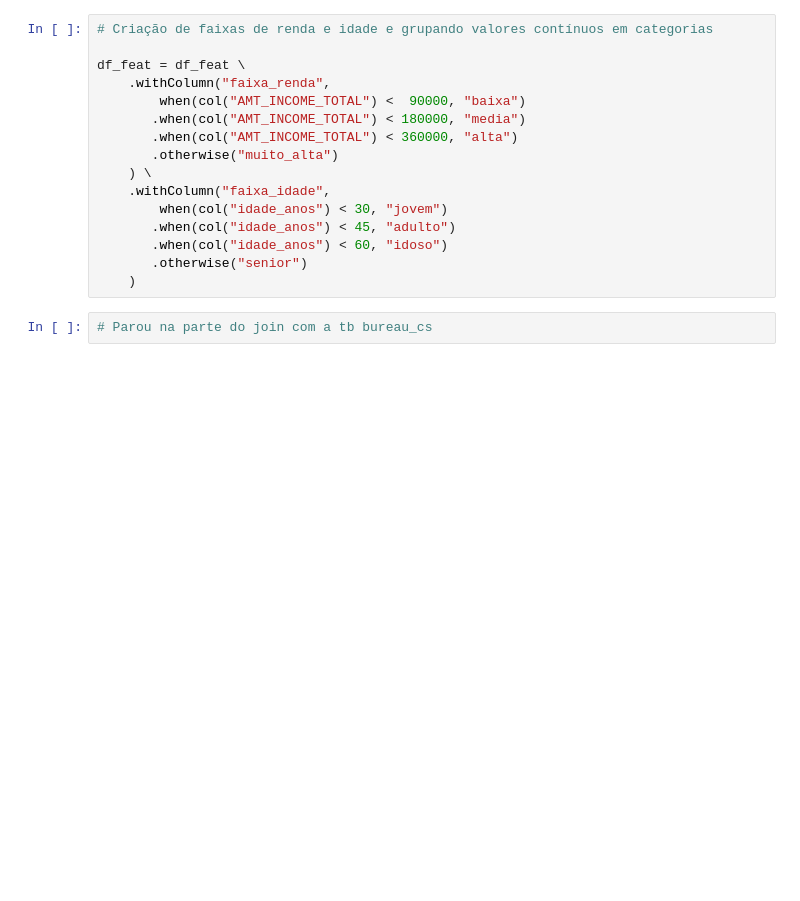
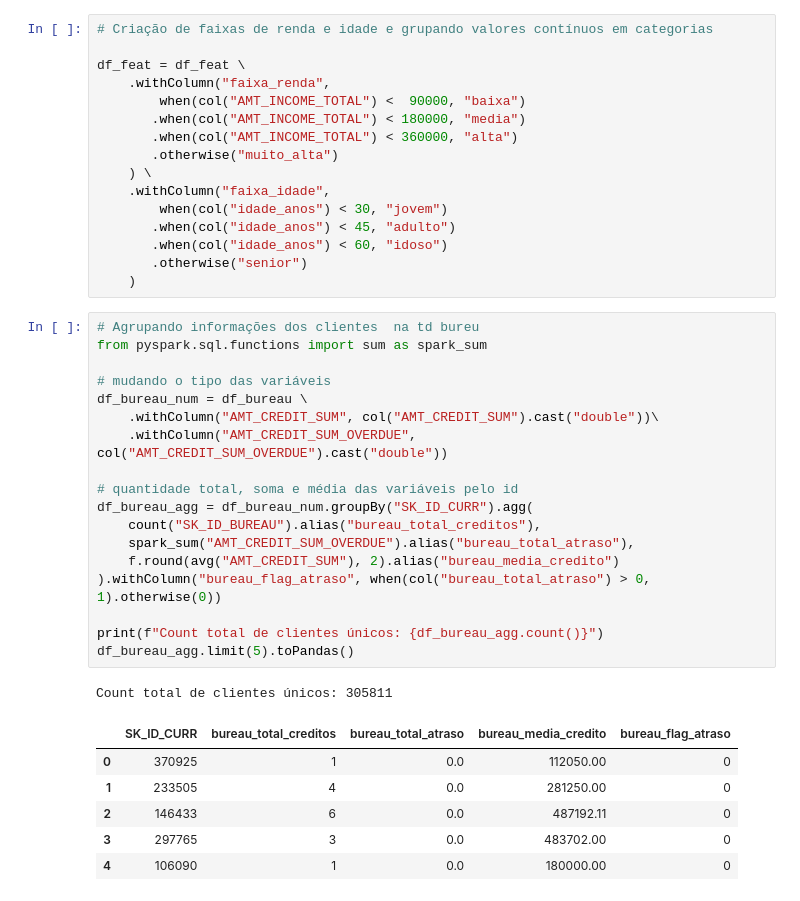
Before and after one commit to IsabelleSeve/Study_Data_Analytics, a Jupyter notebook: 1_data_engineer.ipynb, the cells around one changed output. Saved outputs shown, nothing was run; the diff lists cells and outputs as text; blank space fills up the shorter version.

```diff
--- a/1_data_engineer.ipynb
+++ b/1_data_engineer.ipynb
@@ -517,4 +516,28 @@ df_feat = df_feat \
        .otherwise("senior")
     )
 # %%
-# Parou na parte do join com a tb bureau_cs
+# Agrupando informações dos clientes  na td bureu
+from pyspark.sql.functions import sum as spark_sum
+
+# mudando o tipo das variáveis
+df_bureau_num = df_bureau \
+    .withColumn("AMT_CREDIT_SUM", col("AMT_CREDIT_SUM").cast("double"))\
+    .withColumn("AMT_CREDIT_SUM_OVERDUE", col("AMT_CREDIT_SUM_OVERDUE").cast("double"))
+
+# quantidade total, soma e média das variáveis pelo id
+df_bureau_agg = df_bureau_num.groupBy("SK_ID_CURR").agg(
+    count("SK_ID_BUREAU").alias("bureau_total_creditos"),
+    spark_sum("AMT_CREDIT_SUM_OVERDUE").alias("bureau_total_atraso"),
+    f.round(avg("AMT_CREDIT_SUM"), 2).alias("bureau_media_credito")
+).withColumn("bureau_flag_atraso", when(col("bureau_total_atraso") > 0, 1).otherwise(0))
+
+print(f"Count total de clientes únicos: {df_bureau_agg.count()}")
+df_bureau_agg.limit(5).toPandas()
+# %% [output]
+Count total de clientes únicos: 305811
+|  | SK_ID_CURR | bureau_total_creditos | bureau_total_atraso | bureau_media_credito | bureau_flag_atraso |
+| 0 | 370925 | 1 | 0.0 | 112050.00 | 0 |
+| 1 | 233505 | 4 | 0.0 | 281250.00 | 0 |
+| 2 | 146433 | 6 | 0.0 | 487192.11 | 0 |
+| 3 | 297765 | 3 | 0.0 | 483702.00 | 0 |
+| 4 | 106090 | 1 | 0.0 | 180000.00 | 0 |
```
Also changed, not shown: parts of 5 cells of this notebook, 2 other files.
